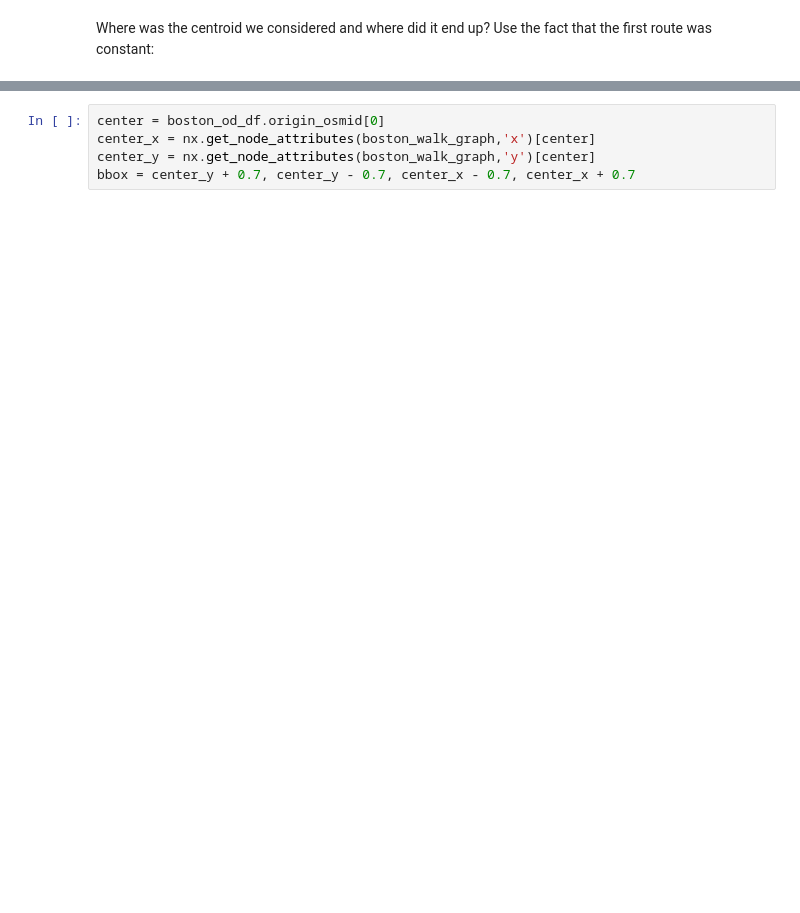
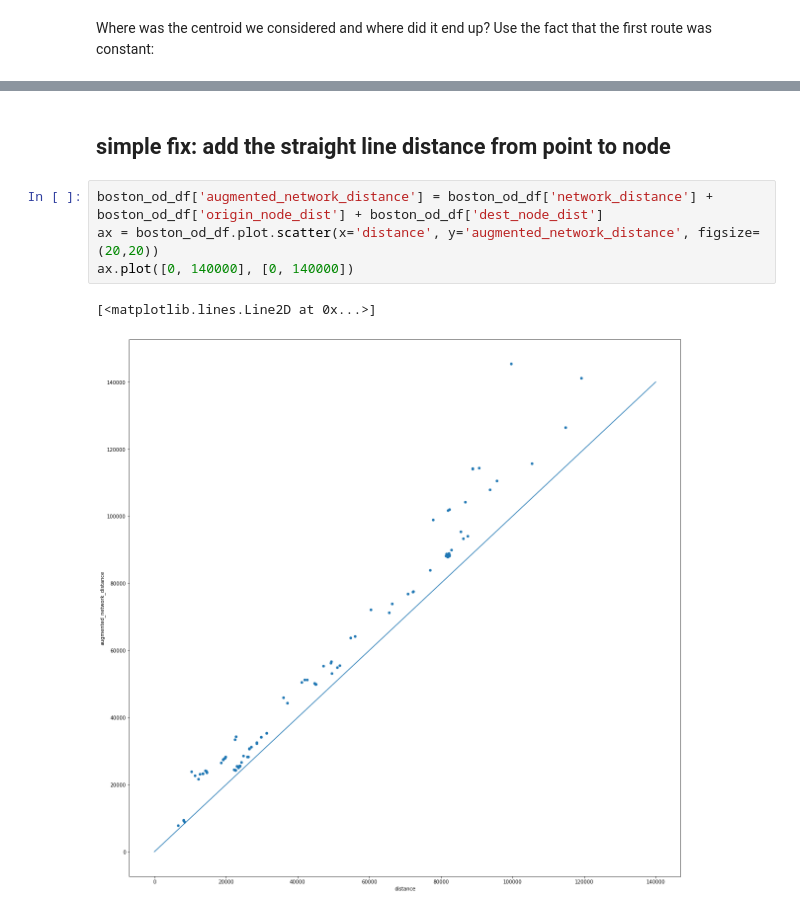
Before and after one commit to gsagostini/amenities-distance, a Jupyter notebook: notebooks/21-11-17_bostonOD.ipynb, the cells around one changed output, grey strips where cells are left out. Drawn from its saved outputs; the diff is of its cells as text; blank space fills up the shorter version.

```diff
--- a/notebooks/21-11-17_bostonOD.ipynb
+++ b/notebooks/21-11-17_bostonOD.ipynb
@@ -283,5 +240,9 @@ set(boston_od_df['intptlon'].values)
-# %%
-center = boston_od_df.origin_osmid[0]
-center_x = nx.get_node_attributes(boston_walk_graph,'x')[center]
-center_y = nx.get_node_attributes(boston_walk_graph,'y')[center]
-bbox = center_y + 0.7, center_y - 0.7, center_x - 0.7, center_x + 0.7
+# %% [markdown]
+## simple fix: add the straight line distance from point to node
+# %%
+boston_od_df['augmented_network_distance'] = boston_od_df['network_distance'] + boston_od_df['origin_node_dist'] + boston_od_df['dest_node_dist']
+ax = boston_od_df.plot.scatter(x='distance', y='augmented_network_distance', figsize=(20,20))
+ax.plot([0, 140000], [0, 140000])
+# %% [output]
+[<matplotlib.lines.Line2D at 0x...>]
+[figure, added]
```
Also changed, not shown: parts of 19 cells of this notebook.
